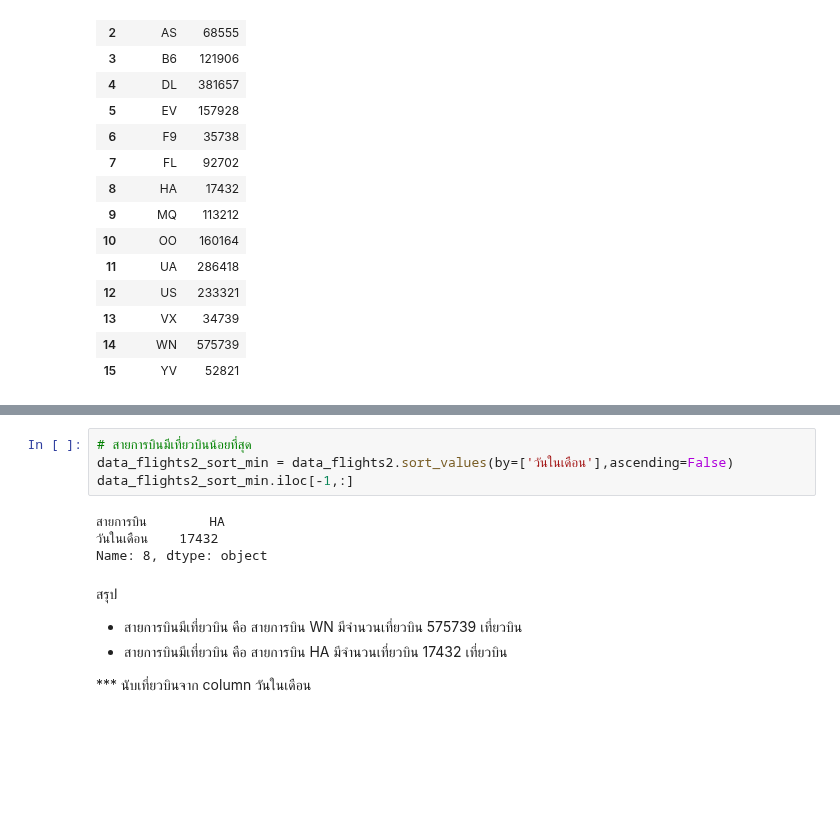
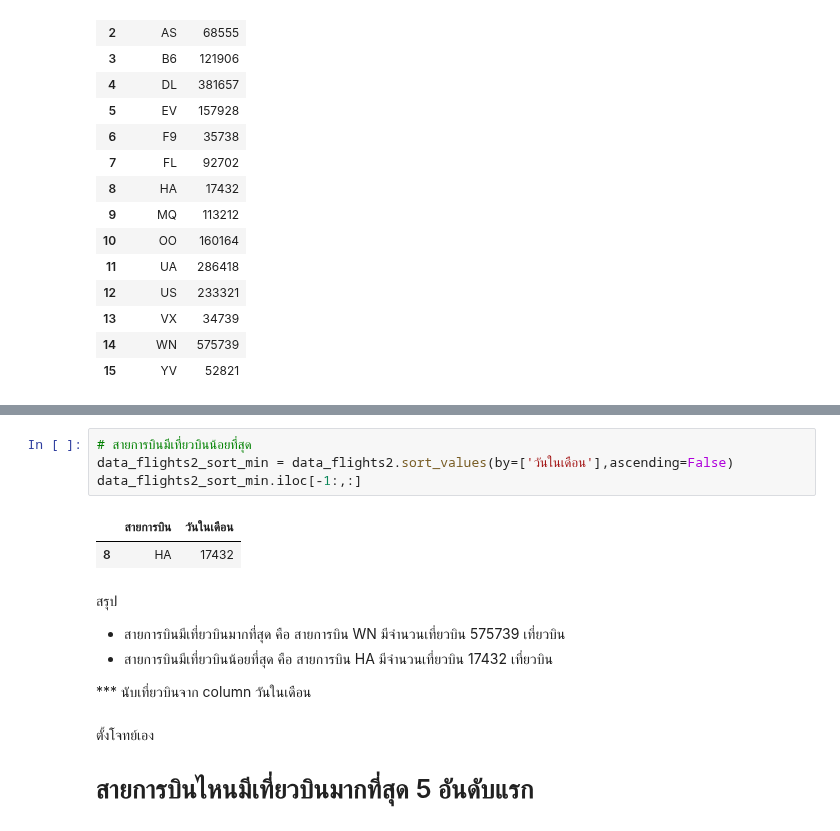
Before and after one commit to mintra-tippayaratsontorn/DWDM21, a Jupyter notebook: MiniExam.ipynb, the cells around one changed output, grey strips where cells are left out. Saved outputs shown, nothing was run; the diff lists cells and outputs as text; blank space fills up the shorter version.

```diff
--- a/MiniExam.ipynb
+++ b/MiniExam.ipynb
@@ -209,14 +211,16 @@ Name: 14, dtype: object
 # %%
 # สายการบินมีเที่ยวบินน้อยที่สุด
 data_flights2_sort_min = data_flights2.sort_values(by=['วันในเดือน'],ascending=False)
-data_flights2_sort_min.iloc[-1,:]
+data_flights2_sort_min.iloc[-1:,:]
 # %% [output]
-สายการบิน        HA
-วันในเดือน    17432
-Name: 8, dtype: object
+|  | สายการบิน | วันในเดือน |
+| 8 | HA | 17432 |
 # %% [markdown]
 สรุป
-* สายการบินมีเที่ยวบิน คือ สายการบิน WN มีจำนวนเที่ยวบิน 575739 เที่ยวบิน
-* สายการบินมีเที่ยวบิน คือ สายการบิน HA มีจำนวนเที่ยวบิน 17432 เที่ยวบิน
+* สายการบินมีเที่ยวบินมากที่สุด คือ สายการบิน WN มีจำนวนเที่ยวบิน 575739 เที่ยวบิน
+* สายการบินมีเที่ยวบินน้อยที่สุด คือ สายการบิน HA มีจำนวนเที่ยวบิน 17432 เที่ยวบิน
 
 *** นับเที่ยวบินจาก column วันในเดือน
+# %% [markdown]
+ตั้งโจทย์เอง
+# สายการบินไหนมีเที่ยวบินมากที่สุด 5 อันดับแรก
```
Also changed, not shown: parts of 8 cells of this notebook.
